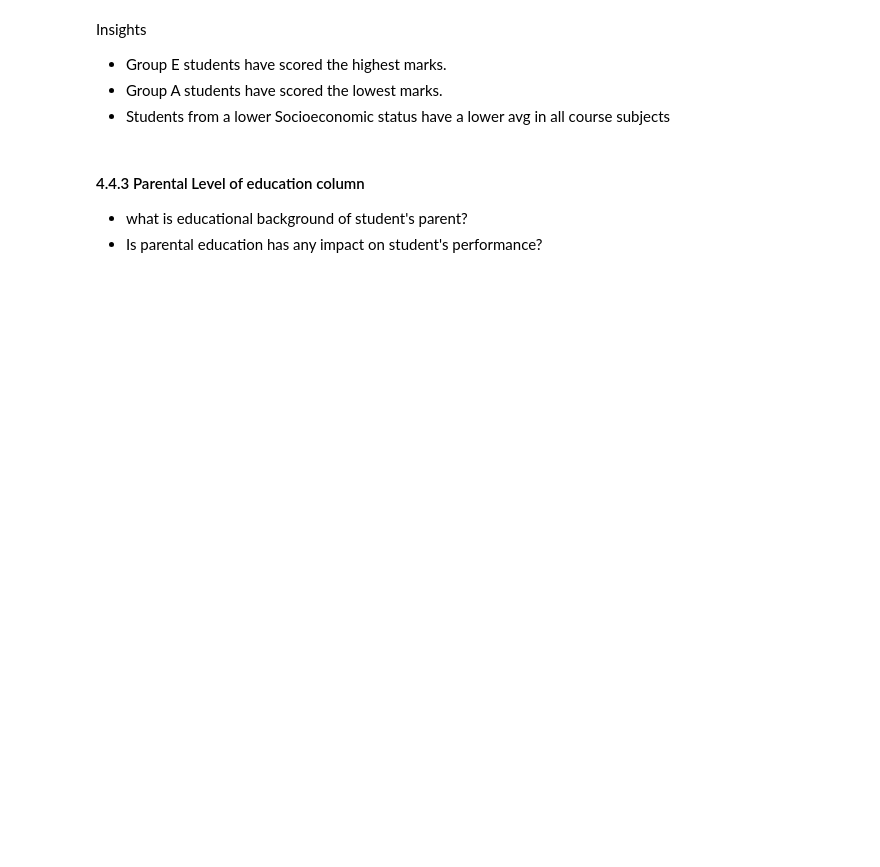
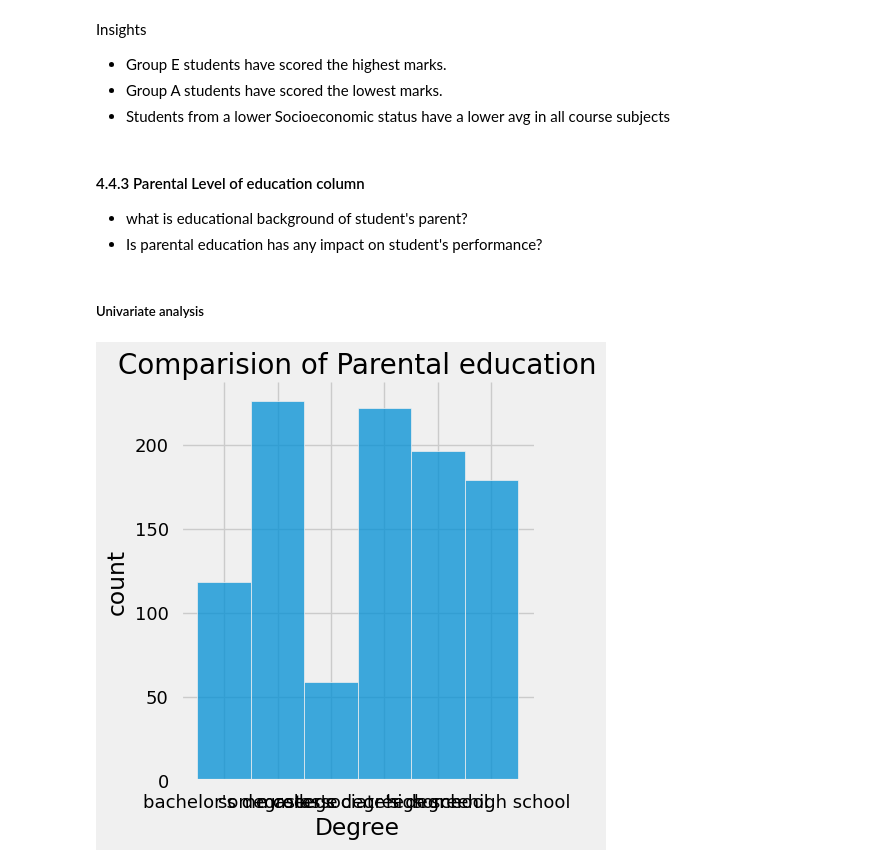
Before and after one commit to arymandeshwal/end-to-end-ml-project, a Jupyter notebook: notebook/EDA STUDENT PERFORMANCE.ipynb, the cells around one changed output. Cells and saved outputs as stored; diff of their text form; code cells hidden in the pictures; blank space fills up the shorter version.

```diff
--- a/notebook/EDA STUDENT PERFORMANCE.ipynb
+++ b/notebook/EDA STUDENT PERFORMANCE.ipynb
@@ -537,3 +537,15 @@ Insights
 #### 4.4.3 Parental Level of education column
 * what is educational background of student's parent?
 * Is parental education has any impact on student's performance?
+# %% [markdown]
+##### Univariate analysis
+# %%
+plt.rcParams['figure.figsize'] = (15,9)
+plt.style.use('fivethirtyeight')
+sns.displot(df['parental_level_of_education'], palette='Blues')
+plt.title('Comparision of Parental education', fontweight=30,fontsize=20)
+plt.xlabel('Degree')
+plt.ylabel('count')
+plt.show()
+# %% [output]
+[figure, added]
```
Also changed, not shown: parts of 21 cells of this notebook.
